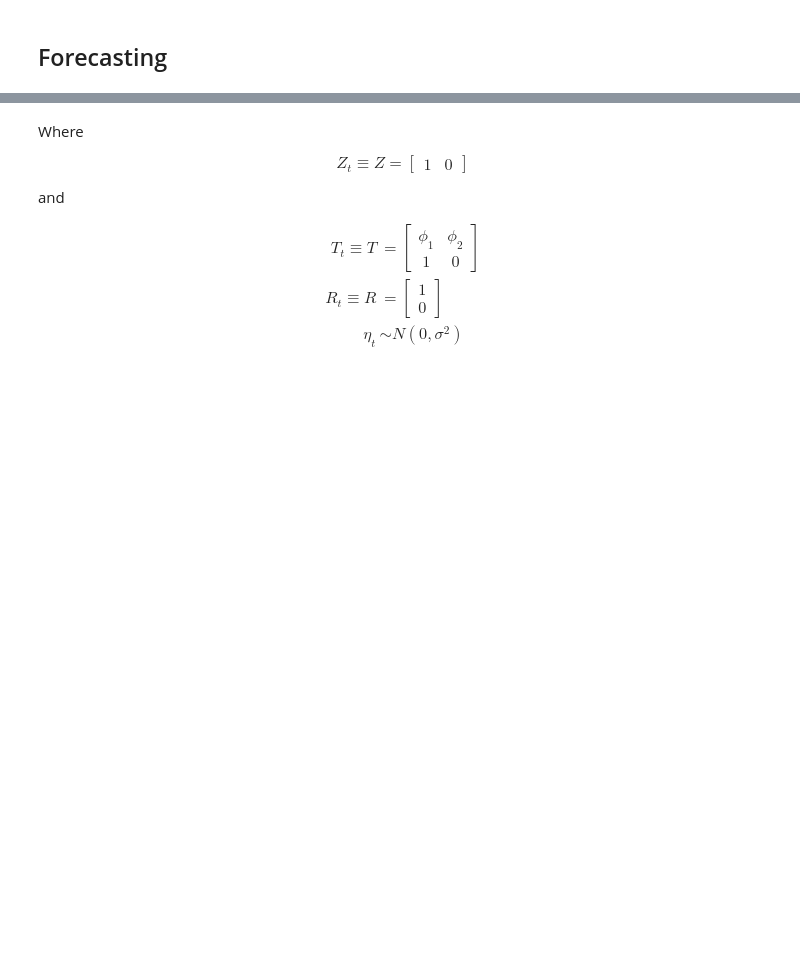
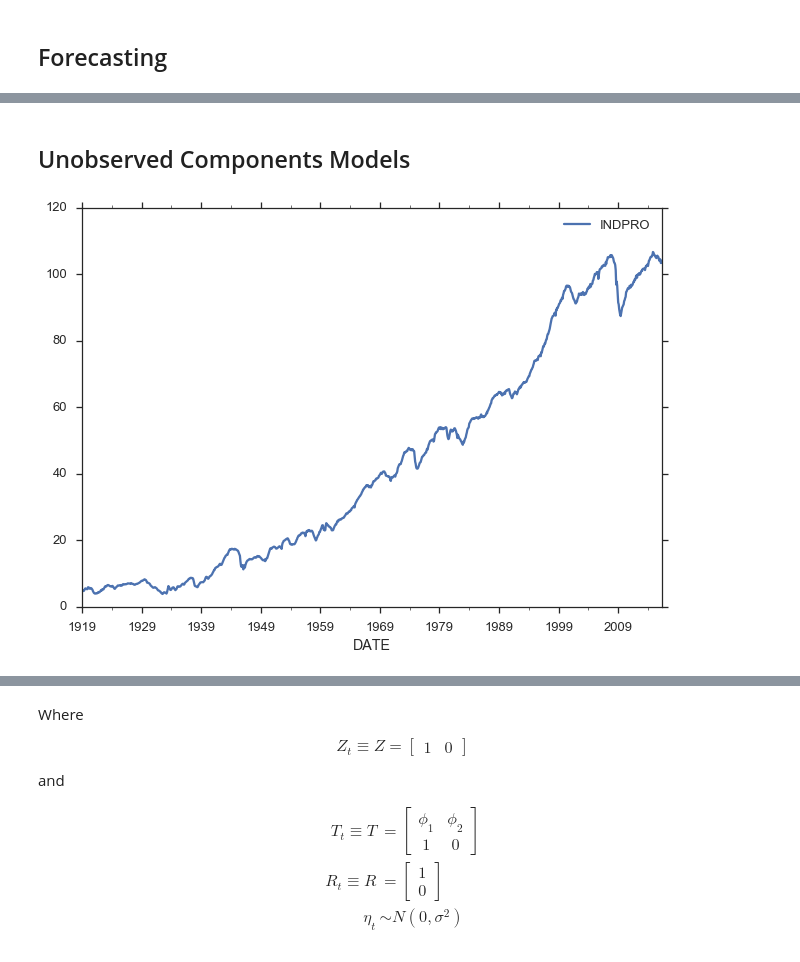
Before and after one commit to mikemull/Notebooks, a Jupyter notebook: Kalman-Slides-PyDataChicago2016.ipynb, the cells around one changed output, grey strips where cells are left out. Saved outputs shown, nothing was run; the diff lists cells and outputs as text; code cells hidden in the pictures; blank space fills up the shorter version.

Commit message:
Added unobserved vars section

```diff
--- a/Kalman-Slides-PyDataChicago2016.ipynb
+++ b/Kalman-Slides-PyDataChicago2016.ipynb
@@ -287,0 +328,9 @@ pd.DataFrame({'f':p.results.forecasts[0][1:]}).plot(figsize=(12,4))
+# %% [markdown]
+## Unobserved Components Models
+# %%
+df_indpro = pd.read_csv('./data/pydata_chicago/INDPRO.csv', parse_dates=['DATE'])
+df_indpro.set_index('DATE', inplace=True)
+df_indpro.head()
+_ =df_indpro.plot()
+# %% [output]
+[figure, added]
```
Also changed, not shown: parts of 36 cells of this notebook.
